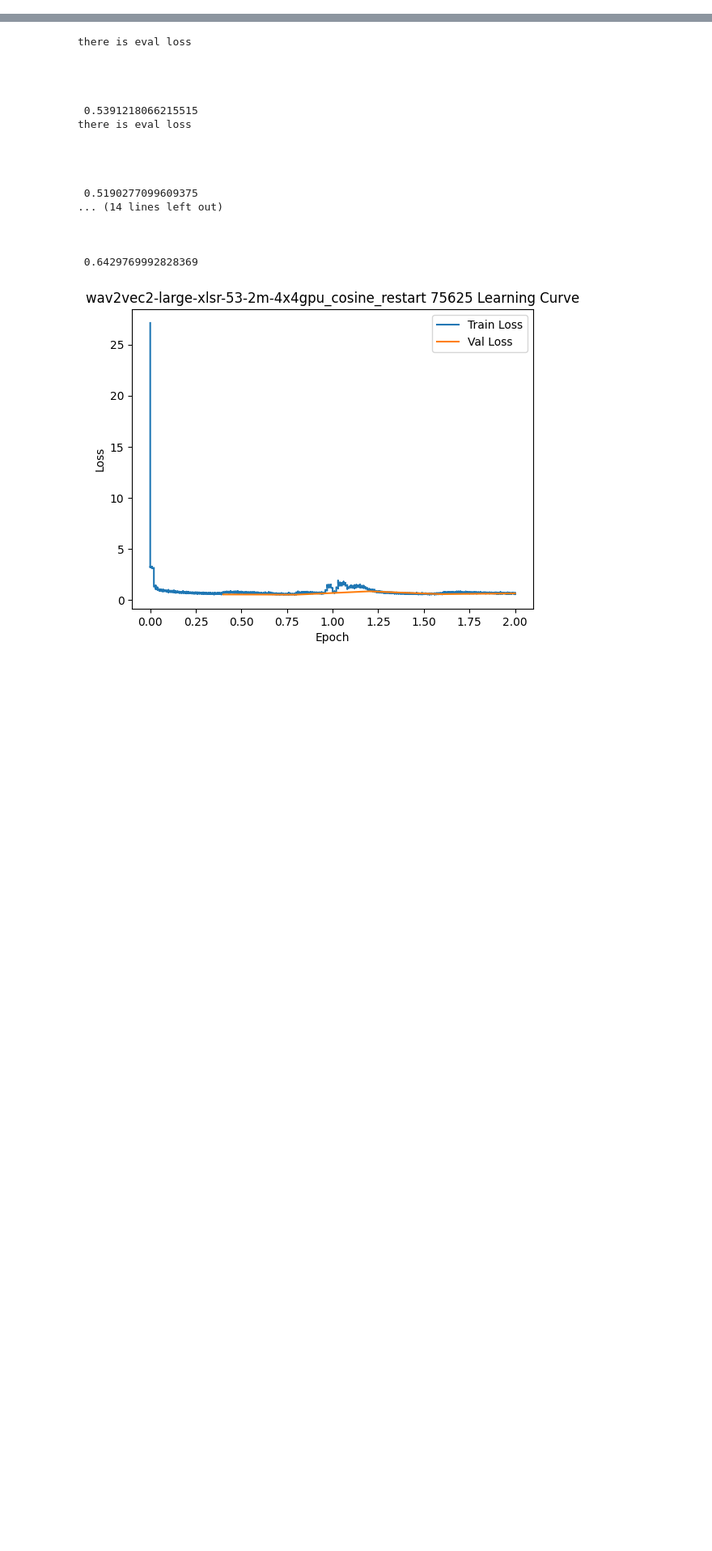
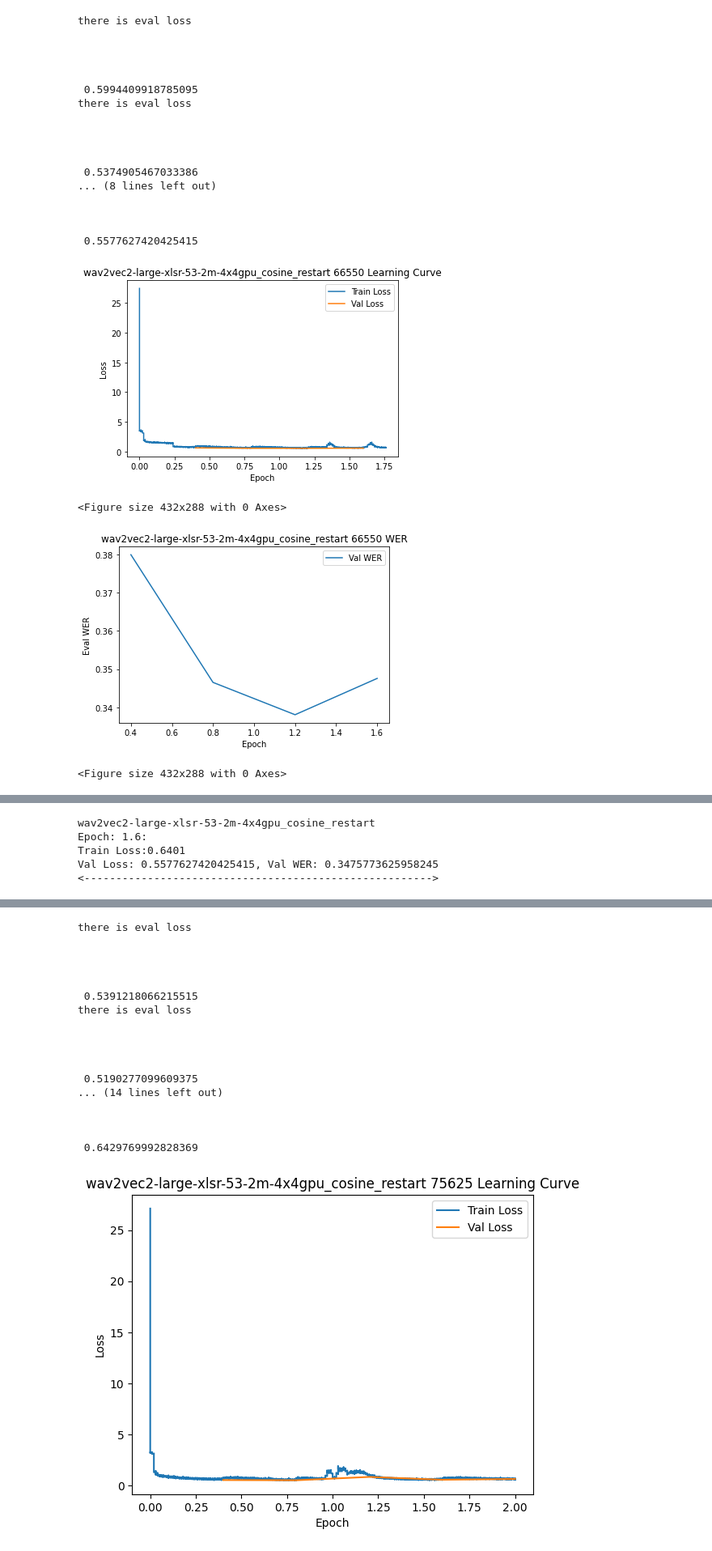
Before and after one commit to intron-innovation/AfriSpeech-200, a Jupyter notebook: lr_plotting.ipynb, the cells around one changed output, grey strips where cells are left out. Shown at 81% size. Cells and saved outputs as stored; diff of their text form; code cells hidden in the pictures; blank space fills up the shorter version.

```diff
--- a/lr_plotting.ipynb
+++ b/lr_plotting.ipynb
@@ -89,0 +148,29 @@ def plot_training(trainer_state_path, figure_path, last_checkpoints, exp_name):
+# %%
+# cycle=160
+exp_name = "wav2vec2-large-xlsr-53-2m-4x4gpu_cosine_restart"
+ckpt = "66550"
+figure_path = f'/data3/xlsr2me8/AfriSpeech-Dataset-Paper/src/experiments/{exp_name}/figures/'
+trainer_state_path = f'/data3/xlsr2me8/AfriSpeech-Dataset-Paper/src/experiments/{exp_name}/checkpoints/checkpoint-{ckpt}/trainer_state.json'
+plot_training(trainer_state_path, figure_path, ckpt, exp_name)
+# %% [output]
+there is eval loss
+
+
+
+
+ 0.5994409918785095
+there is eval loss
+
+
+
+
+ 0.5374905467033386
+... (8 lines left out)
+
+
+
+ 0.5577627420425415
+[figure, added]
+<Figure size 432x288 with 0 Axes>
+[figure, added]
+<Figure size 432x288 with 0 Axes>
@@ -89,0 +178,5 @@ def plot_training(trainer_state_path, figure_path, last_checkpoints, exp_name):
+wav2vec2-large-xlsr-53-2m-4x4gpu_cosine_restart
+Epoch: 1.6:
+Train Loss:0.6401
+Val Loss: 0.5577627420425415, Val WER: 0.3475773625958245
+<------------------------------------------------------->
```
Also changed, not shown: parts of 8 cells of this notebook, 6 other files.
